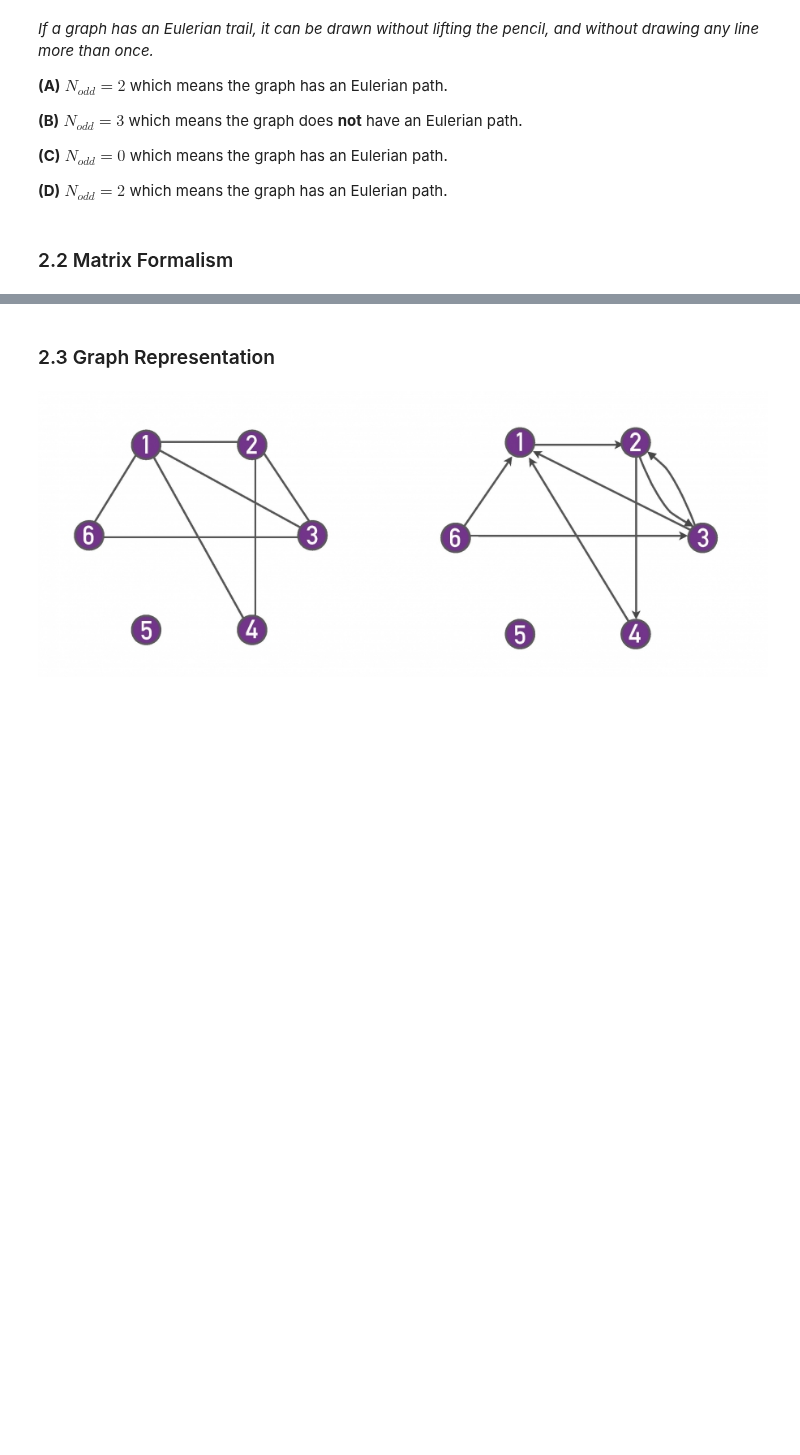
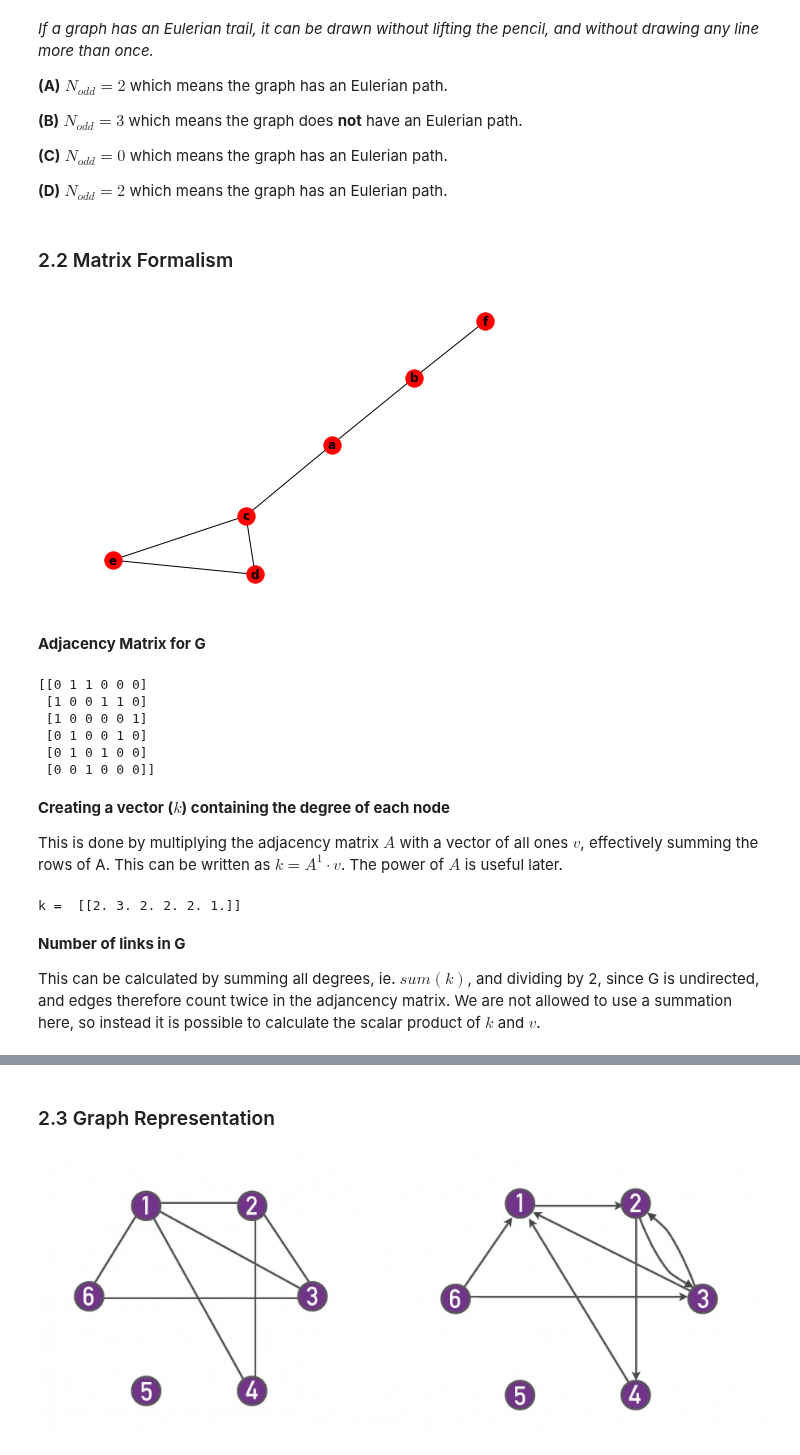
Before and after one commit to thomasnilsson/02805-social-graphs-2018, a Jupyter notebook: week2/week2.ipynb, the cells around one changed output, grey strips where cells are left out. Drawn from its saved outputs; the diff is of its cells as text; code cells hidden in the pictures; blank space fills up the shorter version.

Commit message:
Week 2 -> Exercises from book done

```diff
--- a/week2/networkx.ipynb
+++ b/week2/week2.ipynb
@@ -108,0 +106,42 @@ import matplotlib.pyplot as plt
+# %%
+import networkx as nx
+import matplotlib.pyplot as plt
+
+G = nx.Graph()
+G.add_edges_from([("a", "b"), ("a", "c"), ("b", "f"), ("c", "d"), ("c", "e"), ("e", "d")])
+
+# Plotting
+nx.draw(G, with_labels=True, font_weight='bold')
+plt.show()
+# %% [output]
+[figure, added]
+# %% [markdown]
+**Adjacency Matrix for G**
+# %%
+print nx.adjacency_matrix(G).todense()
+# %% [output]
+[[0 1 1 0 0 0]
+ [1 0 0 1 1 0]
+ [1 0 0 0 0 1]
+ [0 1 0 0 1 0]
+ [0 1 0 1 0 0]
+ [0 0 1 0 0 0]]
+# %% [markdown]
+**Creating a vector ($k$) containing the degree of each node**
+
+This is done by multiplying the adjacency matrix $A$ with a vector of all ones $v$, effectively summing the rows of A. This can be written as $k = A^1 \cdot v$. The power of $A$ is useful later.
+# %%
+import numpy as np
+
+A = np.mat(nx.adjacency_matrix(G).todense())
+N = len(A)
+v = np.ones(N)
+
+k = np.dot(A, v)
+print "k = ", k
+# %% [output]
+k =  [[2. 3. 2. 2. 2. 1.]]
+# %% [markdown]
+**Number of links in G**
+
+This can be calculated by summing all degrees, ie. $sum(k)$, and dividing by 2, since G is undirected, and edges therefore count twice in the adjancency matrix. We are not allowed to use a summation here, so instead it is possible to calculate the scalar product of $k$ and $v$.
```
Also changed, not shown: parts of 16 cells of this notebook, 2 other files.
